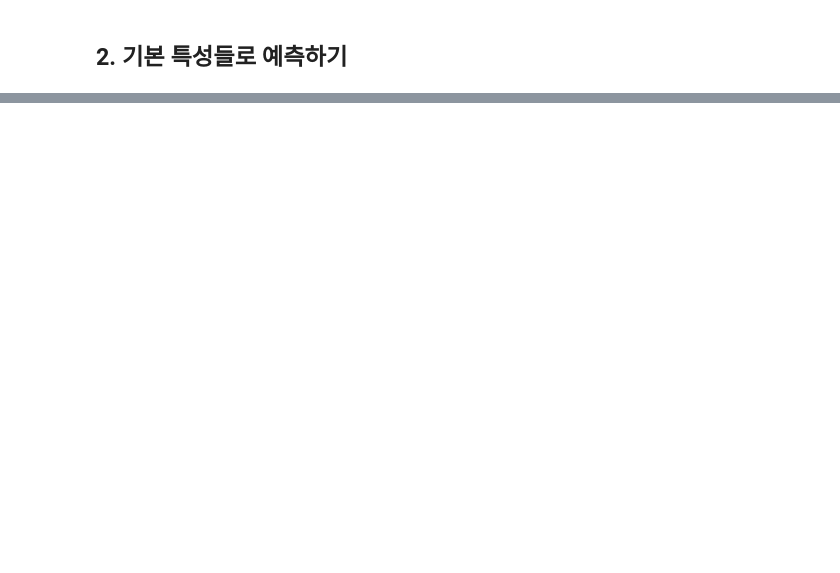
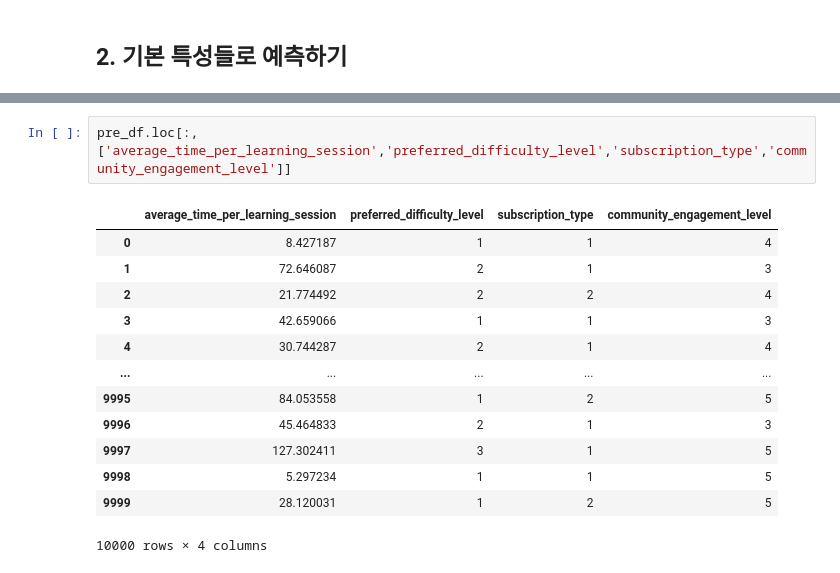
Before and after one commit to sooohyeonkim/learning_user_predict, a Jupyter notebook: learning_user_predict.ipynb, the cells around one changed output, grey strips where cells are left out. Drawn from its saved outputs; the diff is of its cells as text; blank space fills up the shorter version.

```diff
--- a/learning_user_predict.ipynb
+++ b/learning_user_predict.ipynb
@@ -77,0 +176,16 @@ print(train_df['subscription_type'].unique())
+# %%
+pre_df.loc[:,['average_time_per_learning_session','preferred_difficulty_level','subscription_type','community_engagement_level']]
+# %% [output]
+|  | average_time_per_learning_session | preferred_difficulty_level | subscription_type | community_engagement_level |
+| 0 | 8.427187 | 1 | 1 | 4 |
+| 1 | 72.646087 | 2 | 1 | 3 |
+| 2 | 21.774492 | 2 | 2 | 4 |
+| 3 | 42.659066 | 1 | 1 | 3 |
+| 4 | 30.744287 | 2 | 1 | 4 |
+| ... | ... | ... | ... | ... |
+| 9995 | 84.053558 | 1 | 2 | 5 |
+| 9996 | 45.464833 | 2 | 1 | 3 |
+| 9997 | 127.302411 | 3 | 1 | 5 |
+| 9998 | 5.297234 | 1 | 1 | 5 |
+| 9999 | 28.120031 | 1 | 2 | 5 |
+10000 rows × 4 columns
```
Also changed, not shown: parts of 22 cells of this notebook.
